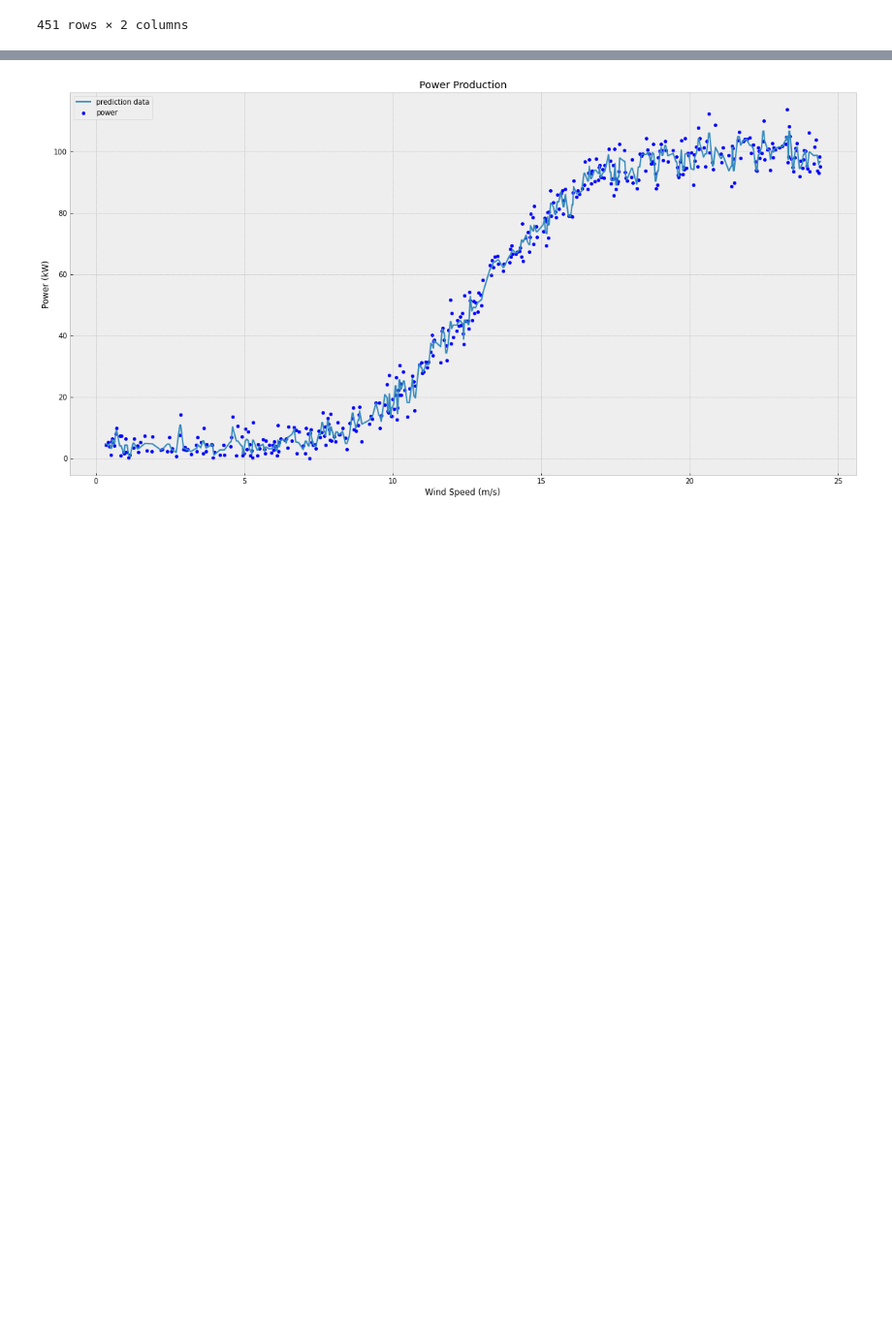
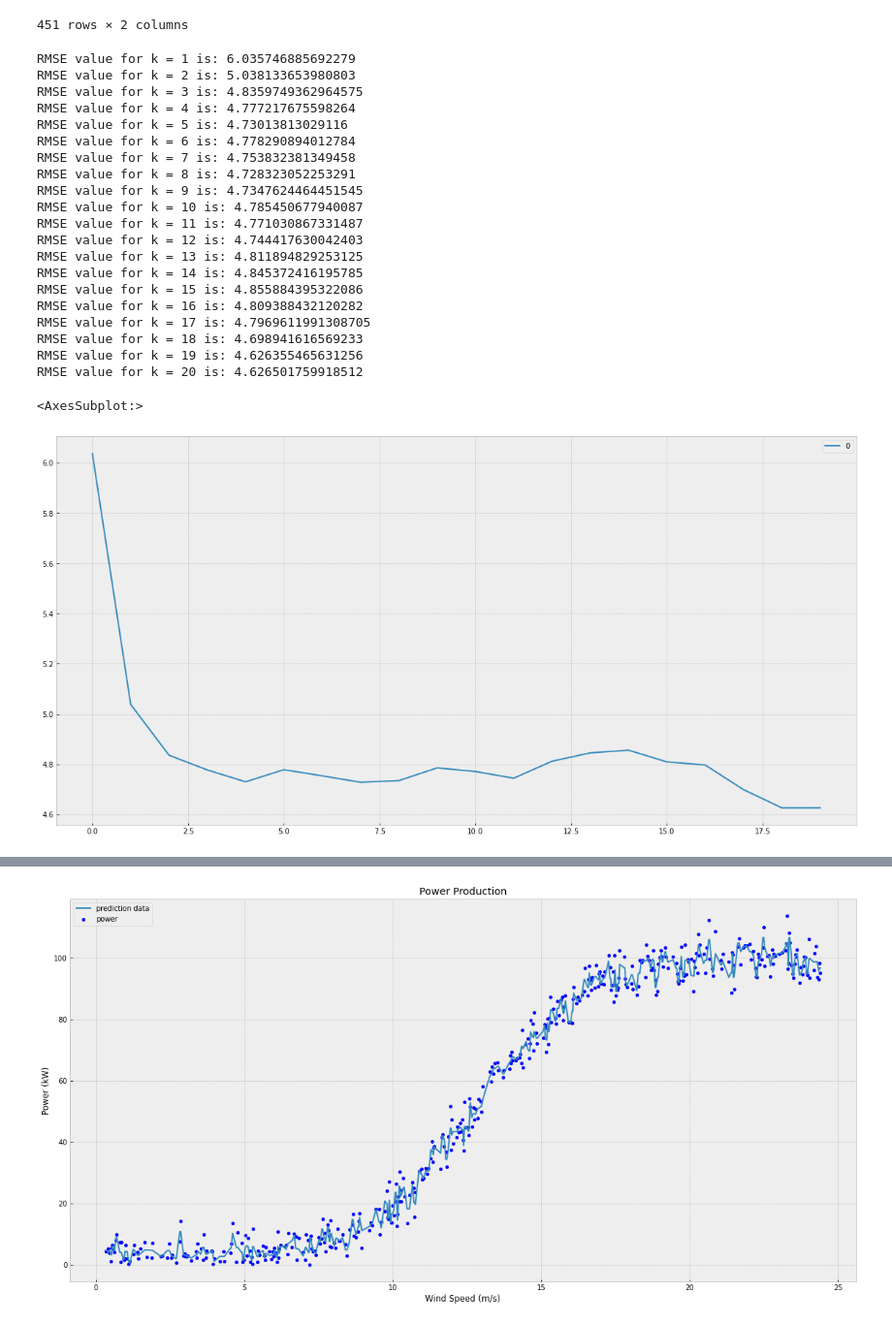
Before and after one commit to WilliamVida/EmergingTechnologiesProject, a Jupyter notebook: Project.ipynb, the cells around one changed output, grey strips where cells are left out. Shown at 97% size. Drawn from its saved outputs; the diff is of its cells as text; code cells hidden in the pictures; blank space fills up the shorter version.

Commit message:
The server works with four different models and improved some of the models.

```diff
--- a/Project.ipynb
+++ b/Project.ipynb
@@ -392,5 +437,60 @@ speedPower
 | 488 | 24.374 | 98.223 |
 | 489 | 24.399 | 95.117 |
 451 rows × 2 columns
+# %%
+# https://www.analyticsvidhya.com/blog/2018/08/k-nearest-neighbor-introduction-regression-python/
+
+# Get the optimal k value.
+
+# Set the train and test data.
+X_train, X_test, y_train, y_test = train_test_split(X, y, test_size = 0.8, random_state = 0)
+
+# To store root mean square error values for different k values.
+rmse_val = []
+
+for K in range(20):
+    K = K + 1
+    model = neighbors.KNeighborsRegressor(n_neighbors = K)
+
+    # Fit the model.
+    model.fit(X_train, y_train)
+
+    # Make prediction on the test set.
+    pred = model.predict(X_test)
+
+    # Calculate the RMSE.
+    error = sqrt(mean_squared_error(y_test, pred))
+
+    # Store the RMSE values.
+    rmse_val.append(error)
+
+    print("RMSE value for k =" , K , "is:", error)
+
+# Output the elbow curve.
+curve = pd.DataFrame(rmse_val)
+curve.plot()
+# %% [output]
+RMSE value for k = 1 is: 6.035746885692279
+RMSE value for k = 2 is: 5.038133653980803
+RMSE value for k = 3 is: 4.8359749362964575
+RMSE value for k = 4 is: 4.777217675598264
+RMSE value for k = 5 is: 4.73013813029116
+RMSE value for k = 6 is: 4.778290894012784
+RMSE value for k = 7 is: 4.753832381349458
+RMSE value for k = 8 is: 4.728323052253291
+RMSE value for k = 9 is: 4.7347624464451545
+RMSE value for k = 10 is: 4.785450677940087
+RMSE value for k = 11 is: 4.771030867331487
+RMSE value for k = 12 is: 4.744417630042403
+RMSE value for k = 13 is: 4.811894829253125
+RMSE value for k = 14 is: 4.845372416195785
+RMSE value for k = 15 is: 4.855884395322086
+RMSE value for k = 16 is: 4.809388432120282
+RMSE value for k = 17 is: 4.7969611991308705
+RMSE value for k = 18 is: 4.698941616569233
+RMSE value for k = 19 is: 4.626355465631256
+RMSE value for k = 20 is: 4.626501759918512
+<AxesSubplot:>
+[figure, added]
 # %%
 # Set the number of neighbours.
```
Also changed, not shown: parts of 16 cells of this notebook, 7 other files.
